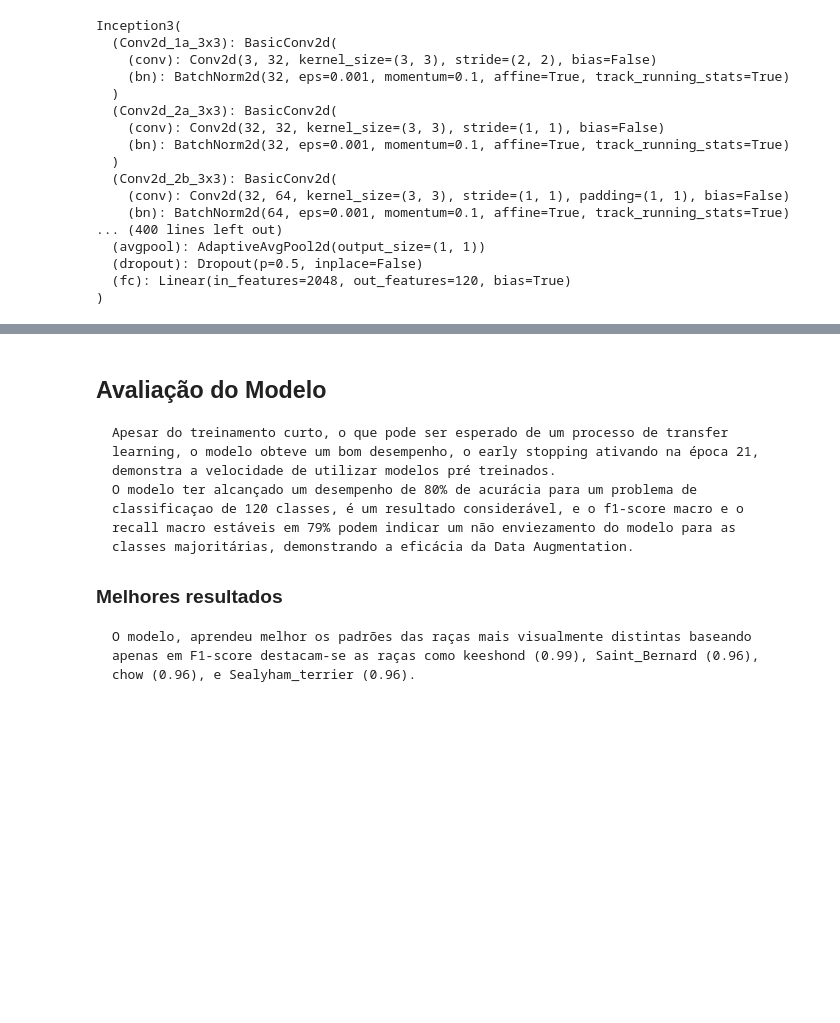
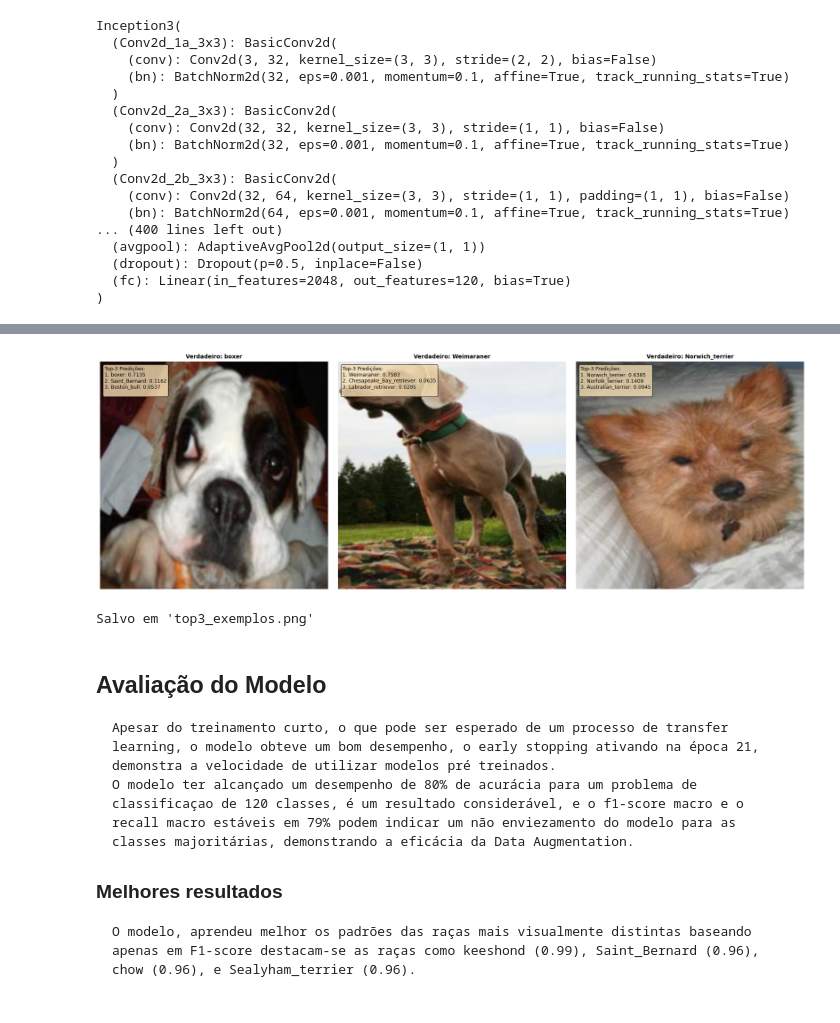
Before and after one commit to Pedrov-b/stanford_dogs_inception_v3, a Jupyter notebook: trabalho_topicos.ipynb, the cells around one changed output, grey strips where cells are left out. Cells and saved outputs as stored; diff of their text form; code cells hidden in the pictures; blank space fills up the shorter version.

```diff
--- a/trabalho_topicos.ipynb
+++ b/trabalho_topicos.ipynb
@@ -383,3 +388,45 @@ American_Staffordshire_terrier       0.67      0.48      0.56        64
+# %%
+def desnormalize(tensor):
+    tensor = tensor.clone().detach()
+    tensor = tensor * 0.5 + 0.5
+    return torch.clamp(tensor, 0, 1)
+
+random.seed(41)
+indices = random.sample(range(len(test_dataset)), 3)
+
+fig, axes = plt.subplots(1, 3, figsize=(18, 6))
+for idx, img_idx in enumerate(indices):
+    image, true_label = test_dataset[img_idx]
+    true_class_name = test_dataset.classes[true_label]
+
+    image_batch = image.unsqueeze(0).to(device)
+    with torch.no_grad():
+        output = model(image_batch)
+
+    ## softmax aplicado para exibir probabilidades
+    probs = torch.nn.functional.softmax(output, dim=1)[0]
+    top3_probs, top3_idx = torch.topk(probs, 3)
+
+    image_display = desnormalize(image).permute(1, 2, 0).cpu().numpy()
+    axes[idx].imshow(image_display)
+    axes[idx].set_title(f"Verdadeiro: {true_class_name}", fontsize=10, fontweight='bold')
+
+    top3_text = "Top-3 Predições:\n"
+    for i, (prob, cidx) in enumerate(zip(top3_probs, top3_idx)):
+        top3_text += f"{i+1}. {test_dataset.classes[cidx.item()]}: {prob.item():.4f}\n"
+
+    axes[idx].text(0.02, 0.98, top3_text, transform=axes[idx].transAxes,
+                   fontsize=9, verticalalignment='top',
+                   bbox=dict(boxstyle='round', facecolor='wheat', alpha=0.8))
+    axes[idx].axis('off')
+
+plt.tight_layout()
+plt.savefig('top3_exemplos.png', dpi=150, bbox_inches='tight')
+plt.show()
+print("Salvo em 'top3_exemplos.png'")
+# %% [output]
+[figure, added]
+Salvo em 'top3_exemplos.png'
 # %% [markdown]
 
 ## Avaliação do Modelo
```
Also changed, not shown: parts of 5 cells of this notebook, 2 other files.
